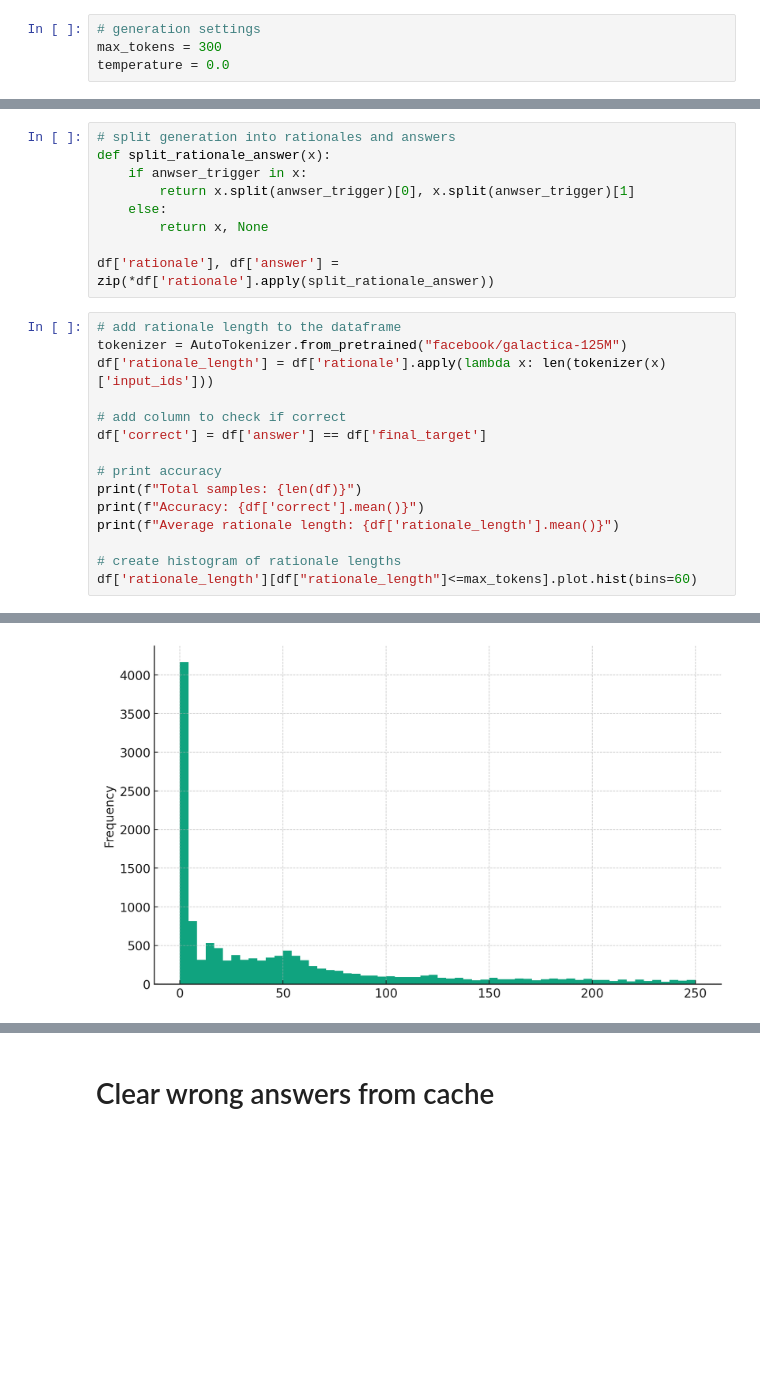
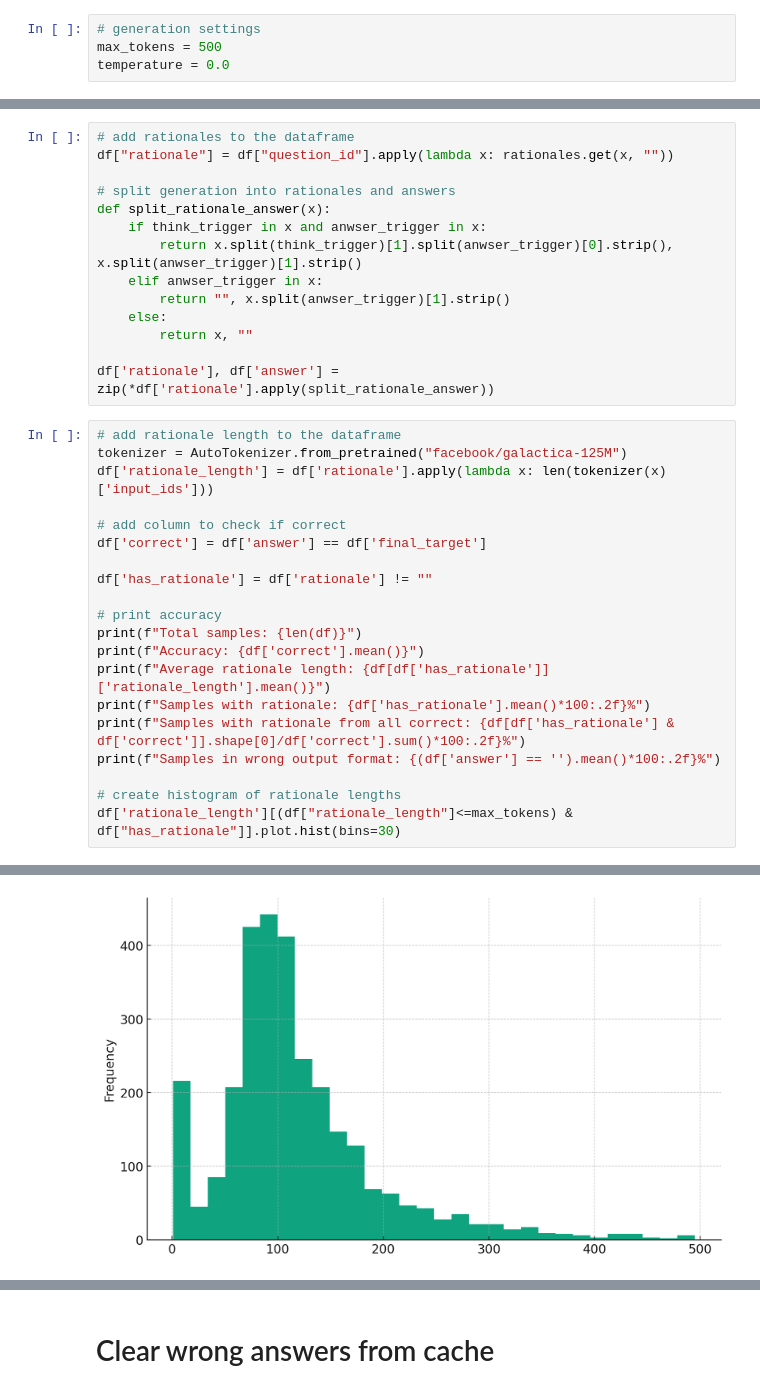
Before and after one commit to Jorineg/ThinkingLLMs, a Jupyter notebook: add_rationales.ipynb, the cells around one changed output, grey strips where cells are left out. Saved outputs shown, nothing was run; the diff lists cells and outputs as text; blank space fills up the shorter version.

```diff
--- a/add_rationales.ipynb
+++ b/add_rationales.ipynb
@@ -45,4 +53,4 @@ except FileNotFoundError:
 # %%
 # generation settings
-max_tokens = 300
+max_tokens = 500
 temperature = 0.0
@@ -147,10 +175,15 @@ Failed to generate rationale for count words in paragraph: train#1120
 # %%
+# add rationales to the dataframe
+df["rationale"] = df["question_id"].apply(lambda x: rationales.get(x, ""))
+
 # split generation into rationales and answers
 def split_rationale_answer(x):
-    if anwser_trigger in x:
-        return x.split(anwser_trigger)[0], x.split(anwser_trigger)[1]
+    if think_trigger in x and anwser_trigger in x:
+        return x.split(think_trigger)[1].split(anwser_trigger)[0].strip(), x.split(anwser_trigger)[1].strip()
+    elif anwser_trigger in x:
+        return "", x.split(anwser_trigger)[1].strip()
     else:
-        return x, None
+        return x, ""
 
 df['rationale'], df['answer'] = zip(*df['rationale'].apply(split_rationale_answer))
 # %%
@@ -161,12 +194,17 @@ df['rationale_length'] = df['rationale'].apply(lambda x: len(tokenizer(x)['input
 # add column to check if correct
 df['correct'] = df['answer'] == df['final_target']
 
+df['has_rationale'] = df['rationale'] != ""
+
 # print accuracy
 print(f"Total samples: {len(df)}")
 print(f"Accuracy: {df['correct'].mean()}")
-print(f"Average rationale length: {df['rationale_length'].mean()}")
+print(f"Average rationale length: {df[df['has_rationale']]['rationale_length'].mean()}")
+print(f"Samples with rationale: {df['has_rationale'].mean()*100:.2f}%")
+print(f"Samples with rationale from all correct: {df[df['has_rationale'] & df['correct']].shape[0]/df['correct'].sum()*100:.2f}%")
+print(f"Samples in wrong output format: {(df['answer'] == '').mean()*100:.2f}%")
 
 # create histogram of rationale lengths
-df['rationale_length'][df["rationale_length"]<=max_tokens].plot.hist(bins=60)
+df['rationale_length'][(df["rationale_length"]<=max_tokens) & df["has_rationale"]].plot.hist(bins=30)
 # %% [output]
 Total samples: 16000
@@ -175,4 +216,4 @@ Average rationale length: 92.561625
 <Axes: ylabel='Frequency'>
-[figure, old version]
+[figure, new version]
 # %%
 # print 10 samples with quetion_id, final_input, rationale, answer, final_target and correct
```
Also changed, not shown: parts of 16 cells of this notebook, 5 other files.
